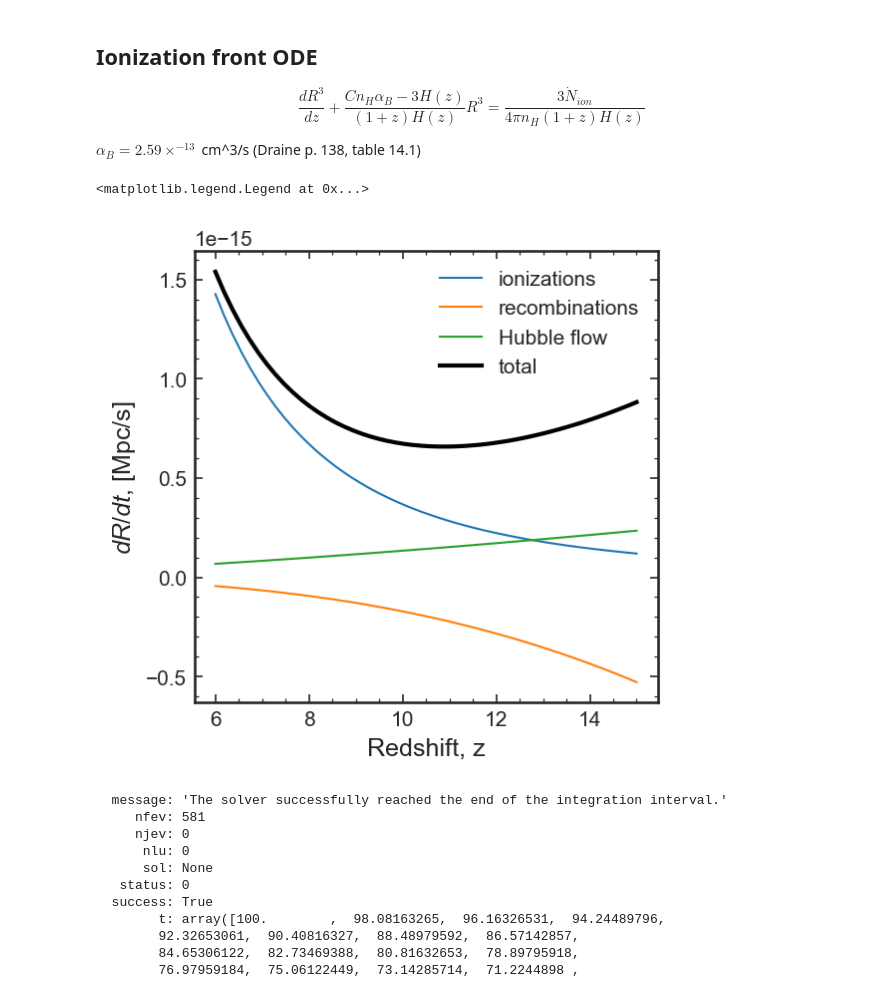
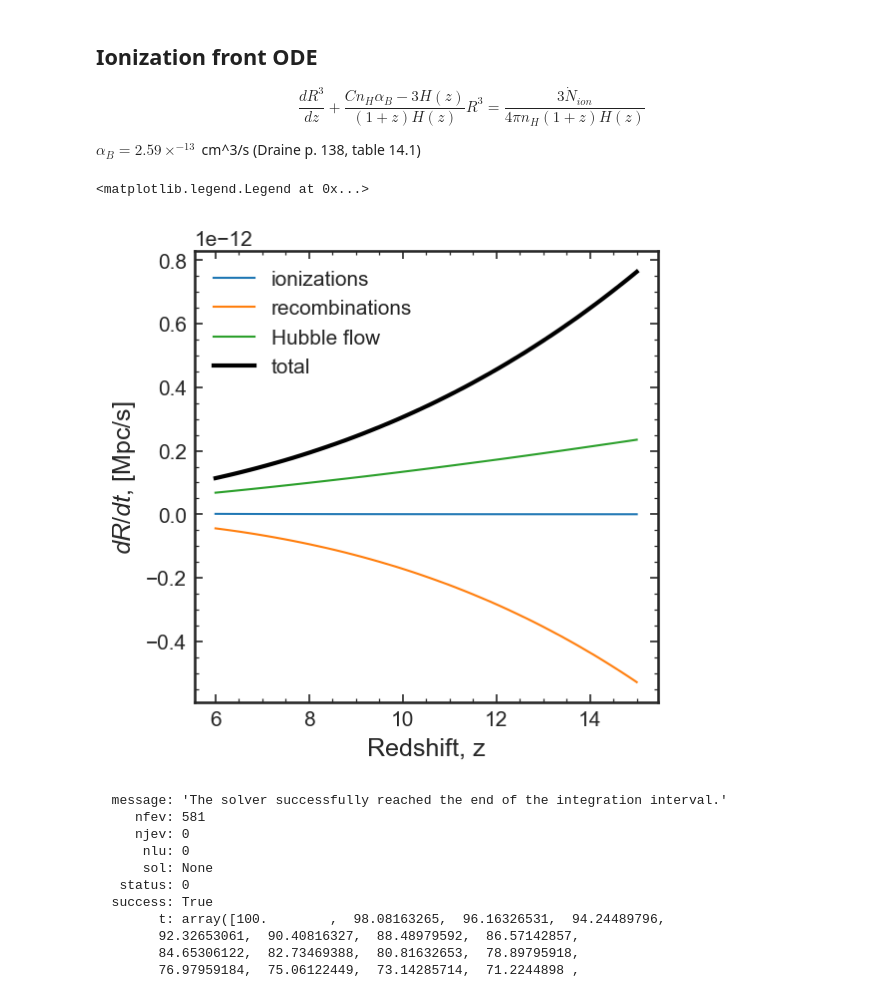
Before and after one commit to charlottenosam/LyaLineshapes, a Jupyter notebook: notebooks/bubble_size_lya_DV.ipynb, the cells around one changed output. Drawn from its saved outputs; the diff is of its cells as text; code cells hidden in the pictures.

```diff
--- a/notebooks/bubble_size_lya_DV.ipynb
+++ b/notebooks/bubble_size_lya_DV.ipynb
@@ -98,31 +120,2 @@ def x_HI_bubble(z, z_s=7., C_HII=3., Ndot_ion=1.e57/u.s):
 # %% [markdown]
 ## Stromgren sphere
-# %%
-eV_tab = np.logspace(np.log10(13.6), 4)*u.eV
-nu = (eV_tab/const.h).to(u.Hz)
-sigma_ion = 6.304e-18*u.cm**2. * (nu / bubbles.nu_H)**-3.
-
-def R_bubble_Stromgren(z_s, Ndot_ion=2.e57/u.s, C=3., alpha_B=2.59e-13*u.cm**3./u.s):
-    """
-    Stromgren sphere solution (ionization equilibrium)
-    """
-    return ((3.*Ndot_ion/4./np.pi/alpha_B/bubbles.n_H(z_s)**2./C)**(1./3.)).to(u.Mpc)
-
-def xHI_R(r, z_s, fesc=1., C=3., alpha_B=2.59e-13*u.cm**3./u.s,
-          J_bg=False, qso=True, alpha=-1.8):
-    """
-    Neutral fraction from source
-    (Mesinger+04)
-
-    for fesc = 0.5, Nion = 1e-57/s
-    """
-    J_source_integrand = bubbles.L_nu(nu, qso=qso, alpha=alpha) * sigma_ion/(bubbles.h_erg_s * nu)
-    Gamma12_source     = fesc/(4. * np.pi * r**2.) * np.trapz(J_source_integrand, nu)
-    if J_bg:
-        Gamma12_background = bubbles.Gamma12(z_s) / u.s
-    else:
-        Gamma12_background = 0. / u.s
-
-    xHI = C*bubbles.n_H(z_s)*alpha_B/(Gamma12_background + Gamma12_source)
-
-    return xHI.to(u.s/u.s)
@@ -275,39 +308,39 @@ $$ \frac{dR^3}{dz} + \frac{C n_H \alpha_B - 3 H(z)}{(1+z)H(z)} R^3 = \frac{3 \do
 $\alpha_B = 2.59\times^{-13}$ cm^3/s (Draine p. 138, table 14.1)
 # %%
 def ionization_front_ionizations(z, Ndot_ion=1.e57/u.s):
-    return (0.75 * Ndot_ion / (np.pi * n_H(z))).to(u.Mpc**3./u.s)
+    return (0.75 * Ndot_ion / (np.pi * bubbles.n_H(z))).to(u.Mpc**3./u.s)
 
 def ionization_front_recombinations(z, R=1.*u.Mpc, C=3, a_B=2.59e-13*u.cm**3./u.s):
-    return (-a_B * C * n_H(z) * R**3.).to(u.Mpc**3./u.s)
+    return (-a_B * C * bubbles.n_H(z) * R**3.).to(u.Mpc**3./u.s)
 
 def ionization_front_Hubble(z, R=1.*u.Mpc):
     return (3* Planck15.H(z) * R**3.).to(u.Mpc**3./u.s)
 # %%
 ztab = np.linspace(6, 15.)
 
 horizon = (const.c/Planck15.H(z=ztab)).to(u.Mpc)
 # print(horizon)
 
-R = 1.*u.Mpc
+R = 10.*u.Mpc
 Ndot_ion = 1.e55/u.s
 
 dRdt_ion = ionization_front_ionizations(ztab, Ndot_ion=Ndot_ion)
 dRdt_rec = ionization_front_recombinations(ztab, R=R)
 dRdt_Hub = ionization_front_Hubble(ztab, R=R)
 
 plt.plot(ztab, dRdt_ion, lw=1, label='ionizations')
 plt.plot(ztab, dRdt_rec, lw=1, label='recombinations')
 plt.plot(ztab, dRdt_Hub, lw=1, label='Hubble flow')
 
 plt.plot(ztab, dRdt_ion - dRdt_rec + dRdt_Hub, c='k', label='total')
 
 plt.xlabel('Redshift, z')
 plt.ylabel('$dR/dt$, [Mpc/s]')
 
 plt.legend()
 # %% [output]
 <matplotlib.legend.Legend at 0x...>
-[figure, old version]
+[figure, new version]
 # %%
 def integrating_factor(z, C=3., a_B=2.59e-13*u.cm**3./u.s):
 
```
Also changed, not shown: parts of 24 cells of this notebook, 12 other files.
